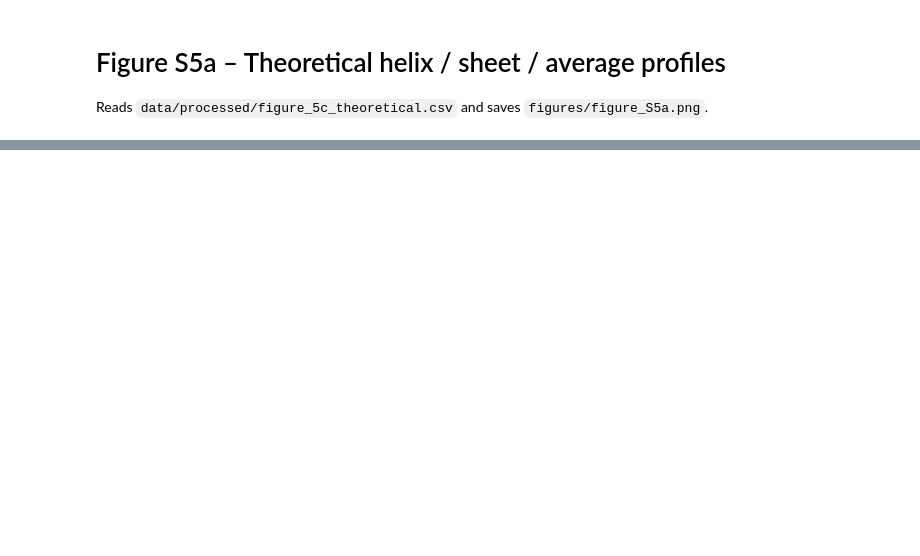
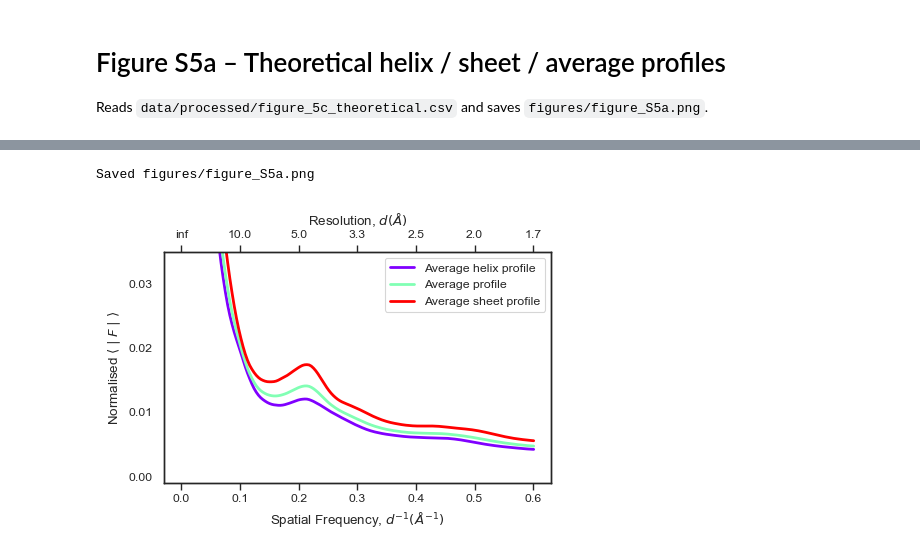
Before and after one commit to cryoTUD/publications, a Jupyter notebook: notebooks/figure_S5a.ipynb, the cells around one changed output, grey strips where cells are left out. Saved outputs shown, nothing was run; the diff lists cells and outputs as text; code cells hidden in the pictures; blank space fills up the shorter version.

```diff
--- a/notebooks/figure_S5a.ipynb
+++ b/notebooks/figure_S5a.ipynb
@@ -39,14 +37,18 @@ FileNotFoundError: [Errno 2] No such file or directory: '/Users/alokbharadwaj/de
 # %%
-fig = plot_radial_profiles(
+fig = pretty_plot_radial_profile(
     freq, profiles,
-    labels=labels,
-    log_scale=False,
-    normalized=True,
-    squared=True,
+    legends=labels,
+    logScale=False,
+    normalise=True,
+    squared_amplitudes=True,
     ylims=[-0.001, 0.035],
+    yticks=[0, 0.01, 0.02, 0.03],
     linewidth=2,
     figsize=(5, 3),
     fontsize=11,
 )
 fig.savefig(FIGURES / 'figure_S5a.png', dpi=300, bbox_inches='tight', format='png')
 print('Saved figures/figure_S5a.png')
+# %% [output]
+Saved figures/figure_S5a.png
+[figure, added]
```
Also changed, not shown: parts of 2 cells of this notebook, 4 other files.
